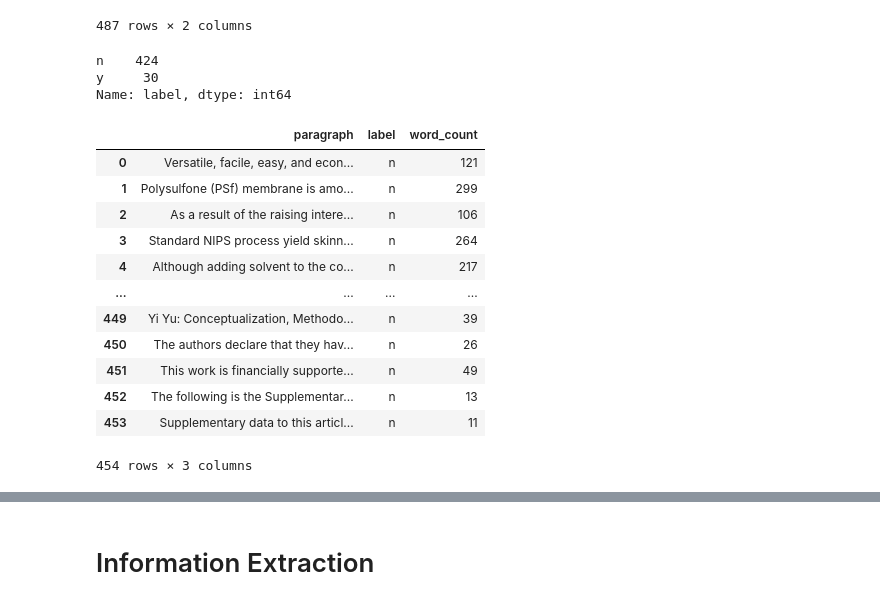
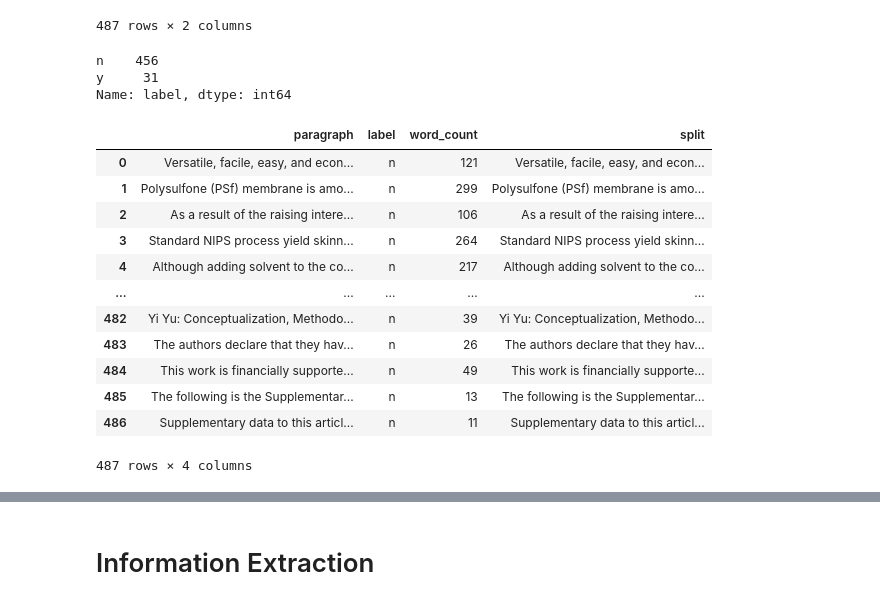
Before and after one commit to Toniaac/Membrane-NLP, a Jupyter notebook: Elsevier API/Elsevier_API_Classify.ipynb, the cells around one changed output, grey strips where cells are left out. Saved outputs shown, nothing was run; the diff lists cells and outputs as text; code cells hidden in the pictures.

```diff
--- a/Elsevier API/Elsevier_API_Classify.ipynb
+++ b/Elsevier API/Elsevier_API_Classify.ipynb
@@ -176,25 +176,34 @@ def split_para(df, word_count = 300):
     df_new = df_new.explode('split')
     df_new = df_new.reset_index(drop = True)
     return df_new
+
+# define a function to shorten the paragraph to a certain length
+def shorten_para(df, word_count = 300):
+    df_new = df.copy()
+    df_new['word_count'] = df_new['paragraph'].apply(lambda x: len(x.split()))
+    df_new['split'] = df_new['paragraph'].apply(lambda x: x.split())
+    df_new['split'] = df_new['split'].apply(lambda x: x[:word_count])
+    df_new['split'] = df_new['split'].apply(lambda x: ' '.join(x))
+    return df_new
 # %%
 # Drop the long paragraphs
-example_df = drop_long_para(example_df)
+example_df = shorten_para(example_df, 250)
 print(example_df['label'].value_counts())
 example_df
 # %% [output]
-n    424
-y     30
+n    456
+y     31
 Name: label, dtype: int64
-|  | paragraph | label | word_count |
-| 0 | Versatile, facile, easy, and econ... | n | 121 |
-| 1 | Polysulfone (PSf) membrane is amo... | n | 299 |
-| 2 | As a result of the raising intere... | n | 106 |
-| 3 | Standard NIPS process yield skinn... | n | 264 |
-| 4 | Although adding solvent to the co... | n | 217 |
-| ... | ... | ... | ... |
-| 449 | Yi Yu: Conceptualization, Methodo... | n | 39 |
-| 450 | The authors declare that they hav... | n | 26 |
-| 451 | This work is financially supporte... | n | 49 |
-| 452 | The following is the Supplementar... | n | 13 |
-| 453 | Supplementary data to this articl... | n | 11 |
+|  | paragraph | label | word_count | split |
+| 0 | Versatile, facile, easy, and econ... | n | 121 | Versatile, facile, easy, and econ... |
+| 1 | Polysulfone (PSf) membrane is amo... | n | 299 | Polysulfone (PSf) membrane is amo... |
+| 2 | As a result of the raising intere... | n | 106 | As a result of the raising intere... |
+| 3 | Standard NIPS process yield skinn... | n | 264 | Standard NIPS process yield skinn... |
+| 4 | Although adding solvent to the co... | n | 217 | Although adding solvent to the co... |
+| ... | ... | ... | ... | ... |
+| 482 | Yi Yu: Conceptualization, Methodo... | n | 39 | Yi Yu: Conceptualization, Methodo... |
+| 483 | The authors declare that they hav... | n | 26 | The authors declare that they hav... |
+| 484 | This work is financially supporte... | n | 49 | This work is financially supporte... |
+| 485 | The following is the Supplementar... | n | 13 | The following is the Supplementar... |
+| 486 | Supplementary data to this articl... | n | 11 | Supplementary data to this articl... |
-454 rows × 3 columns
+487 rows × 4 columns
```
Also changed, not shown: parts of 5 cells of this notebook, 3 other files.
